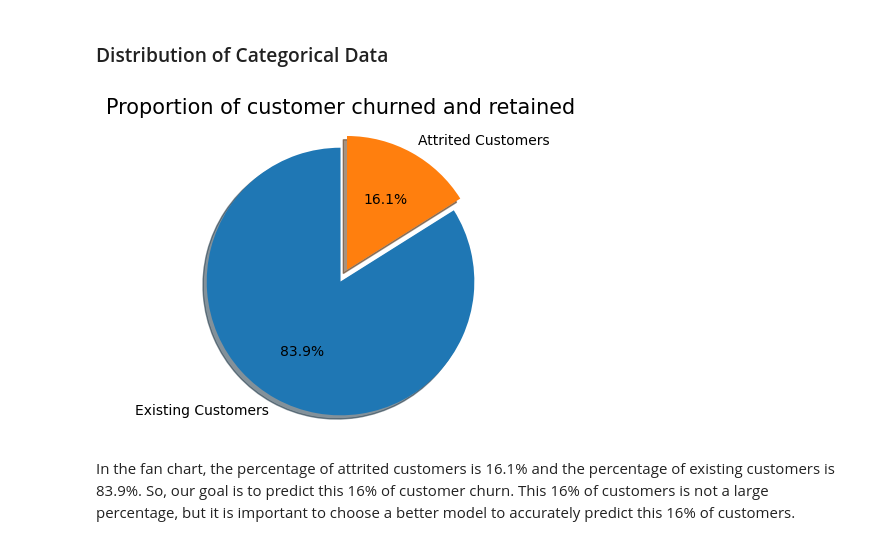
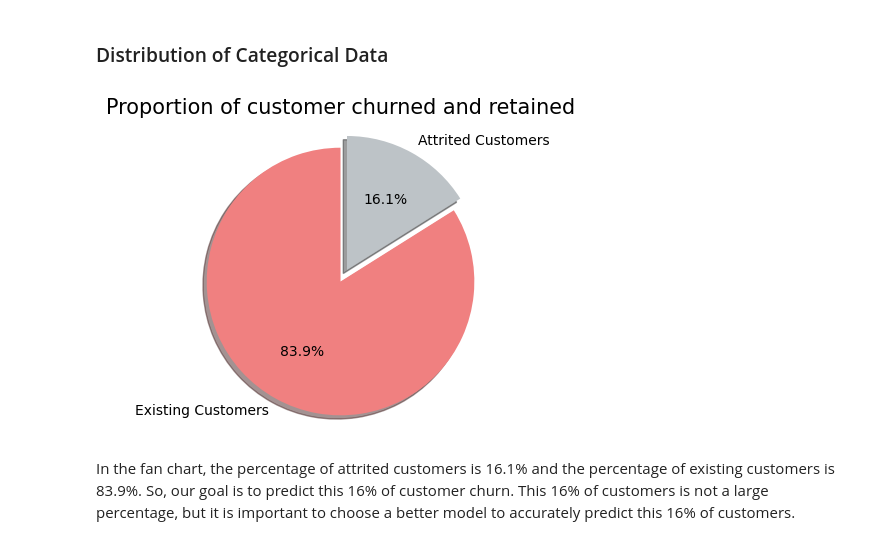
Before and after one commit to hana927/CustomerChurnPredictionProject, a Jupyter notebook: notebook/Customer Churn Prediction_exploratory data analysis.ipynb, the cells around one changed output. Saved outputs shown, nothing was run; the diff lists cells and outputs as text; code cells hidden in the pictures.

```diff
--- a/notebook/Customer Churn Prediction_exploratory data analysis.ipynb
+++ b/notebook/Customer Churn Prediction_exploratory data analysis.ipynb
@@ -56,15 +56,16 @@ numerical_features=[col for col in bank_data.columns if col not in ['Attrition_F
 # %%
 labels = 'Existing Customers', 'Attrited Customers'
 sizes = [bank_data.Attrition_Flag[bank_data['Attrition_Flag']=='Existing Customer'].count(), bank_data.Attrition_Flag[bank_data['Attrition_Flag']=='Attrited Customer'].count()]
 explode = (0, 0.1)
 fig1, ax1 = plt.subplots(figsize=(6, 4))
+color=['#F08080','#BDC3C7']
 ax1.pie(sizes, explode=explode, labels=labels, autopct='%1.1f%%',
-        shadow=True, startangle=90)
+        shadow=True, startangle=90,colors=color)
 ax1.axis('equal')
 plt.title("Proportion of customer churned and retained", size = 15)
 plt.show()
 # %% [output]
-[figure, old version]
+[figure, new version]
 # %% [markdown]
 In the fan chart, the percentage of attrited customers is 16.1% and the percentage of existing customers is 83.9%. So, our goal is to predict this 16% of customer churn. This 16% of customers is not a large percentage, but it is important to choose a better model to accurately predict this 16% of customers.
 # %% [markdown]
```
Also changed, not shown: parts of 3 cells of this notebook.
